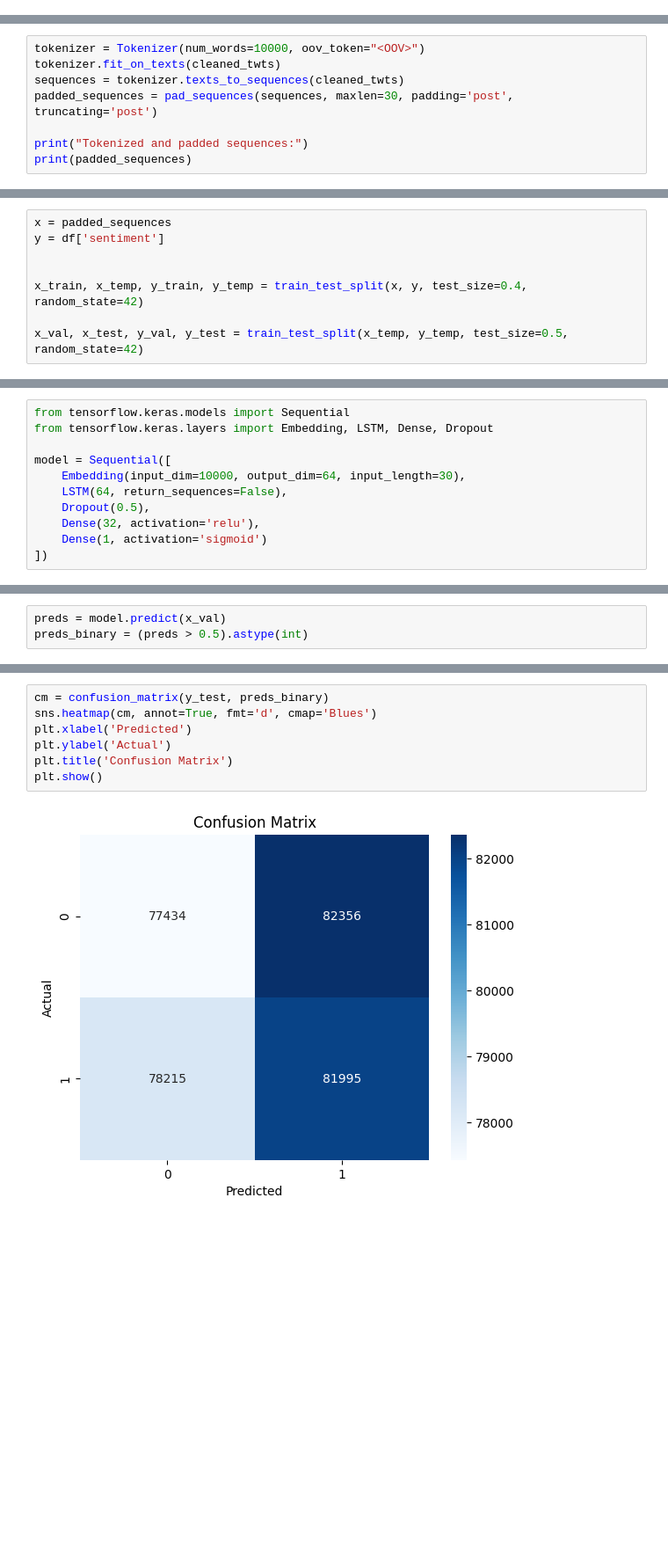
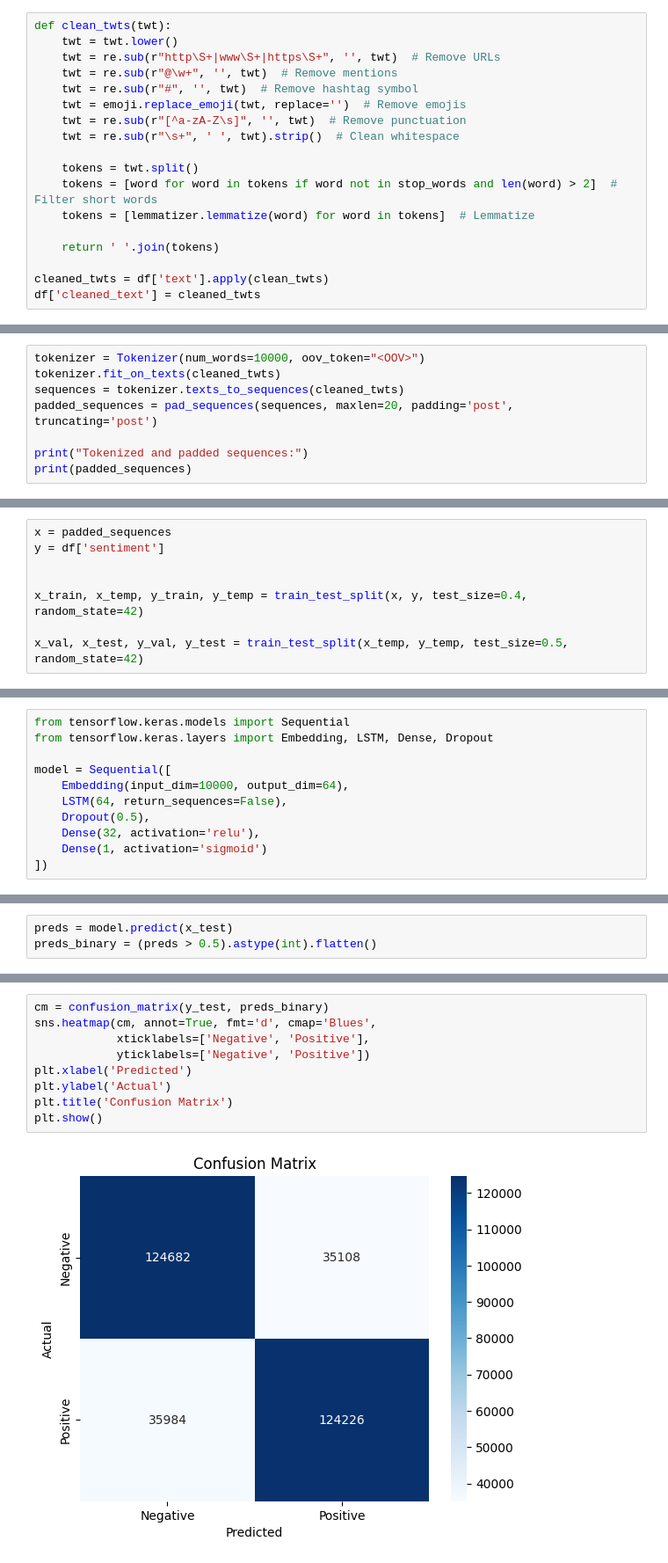
Before and after one commit to julsCadenas/DS-ML-Projects, a Jupyter notebook: TwtSentimentAnalysis/notebooks/sentiment_analysis.ipynb, the cells around one changed output, grey strips where cells are left out. Shown at 88% size. Cells and saved outputs as stored; diff of their text form; blank space fills up the shorter version.

```diff
--- a/TwtSentimentAnalysis/notebooks/sentiment_analysis.ipynb
+++ b/TwtSentimentAnalysis/notebooks/sentiment_analysis.ipynb
@@ -99 +102,19 @@ stemmer = PorterStemmer()
+# %%
+def clean_twts(twt):
+    twt = twt.lower()
+    twt = re.sub(r"http\S+|www\S+|https\S+", '', twt)  # Remove URLs
+    twt = re.sub(r"@\w+", '', twt)  # Remove mentions
+    twt = re.sub(r"#", '', twt)  # Remove hashtag symbol
+    twt = emoji.replace_emoji(twt, replace='')  # Remove emojis
+    twt = re.sub(r"[^a-zA-Z\s]", '', twt)  # Remove punctuation
+    twt = re.sub(r"\s+", ' ', twt).strip()  # Clean whitespace
+
+    tokens = twt.split()
+    tokens = [word for word in tokens if word not in stop_words and len(word) > 2]  # Filter short words
+    tokens = [lemmatizer.lemmatize(word) for word in tokens]  # Lemmatize
+
+    return ' '.join(tokens)
+
+cleaned_twts = df['text'].apply(clean_twts)
+df['cleaned_text'] = cleaned_twts
 # %%
@@ -128,7 +157,7 @@ Tokenize the data.
 tokenizer = Tokenizer(num_words=10000, oov_token="<OOV>")
 tokenizer.fit_on_texts(cleaned_twts)
 sequences = tokenizer.texts_to_sequences(cleaned_twts)
-padded_sequences = pad_sequences(sequences, maxlen=30, padding='post', truncating='post')
+padded_sequences = pad_sequences(sequences, maxlen=20, padding='post', truncating='post')
 
 print("Tokenized and padded sequences:")
 print(padded_sequences)
@@ -185,7 +198,7 @@ from tensorflow.keras.models import Sequential
 from tensorflow.keras.layers import Embedding, LSTM, Dense, Dropout
 
 model = Sequential([
-    Embedding(input_dim=10000, output_dim=64, input_length=30),
+    Embedding(input_dim=10000, output_dim=64),
     LSTM(64, return_sequences=False),
     Dropout(0.5),
     Dense(32, activation='relu'),
@@ -253,4 +266,4 @@ plt.show()
 # %%
-preds = model.predict(x_val)
-preds_binary = (preds > 0.5).astype(int)
+preds = model.predict(x_test)
+preds_binary = (preds > 0.5).astype(int).flatten()
 # %% [output]
@@ -275,12 +305,14 @@ weighted avg       0.50      0.50      0.50    320000
 # %%
 cm = confusion_matrix(y_test, preds_binary)
-sns.heatmap(cm, annot=True, fmt='d', cmap='Blues')
+sns.heatmap(cm, annot=True, fmt='d', cmap='Blues',
+            xticklabels=['Negative', 'Positive'],
+            yticklabels=['Negative', 'Positive'])
 plt.xlabel('Predicted')
 plt.ylabel('Actual')
 plt.title('Confusion Matrix')
 plt.show()
 # %% [output]
-[figure, old version]
+[figure, new version]
 # %% [markdown]
 Initial training results: the model can be improved. Will try again.
 Second attempt: model improved slightly. Will try again.
```
Also changed, not shown: parts of 15 cells of this notebook.
